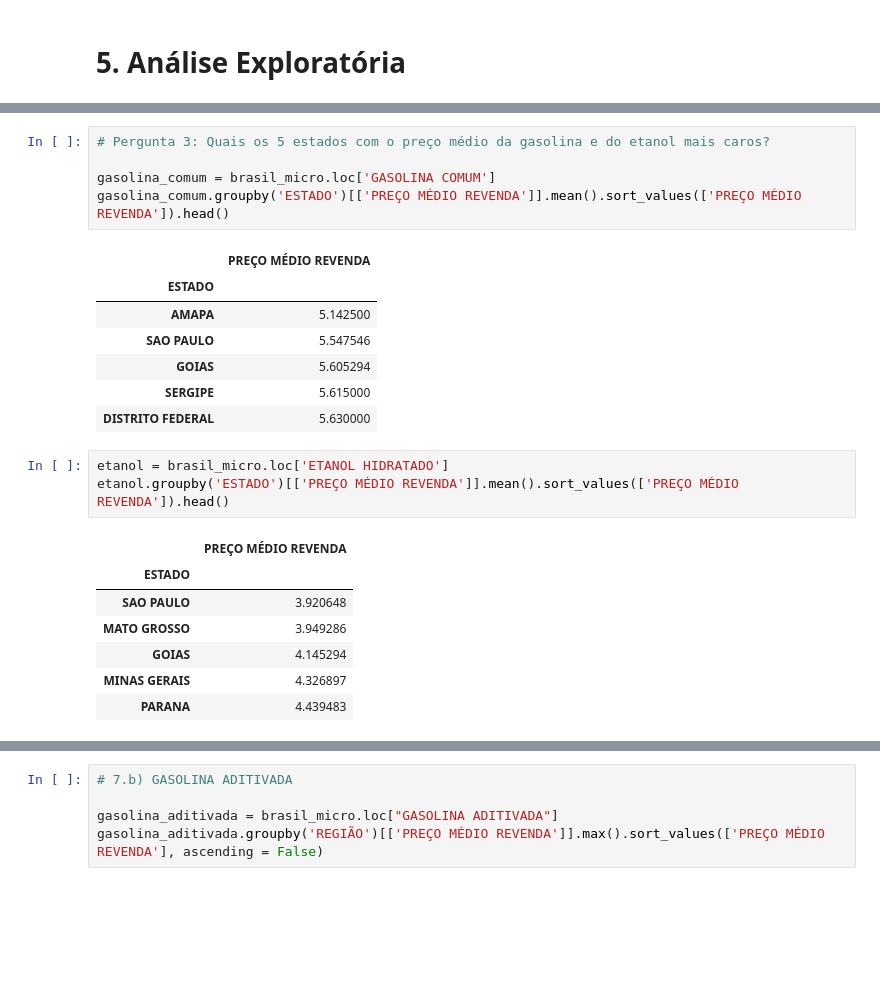
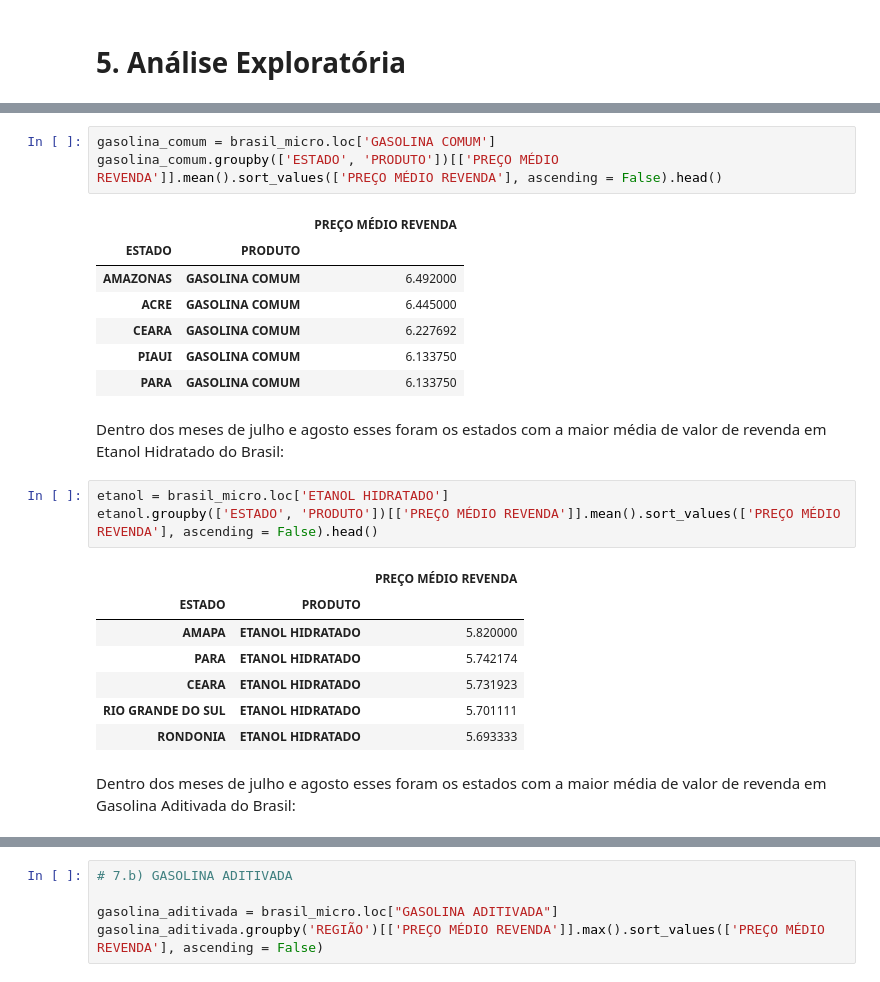
Before and after one commit to joaovictojuliao/Squad-2-M4, a Jupyter notebook: Resilia_M4_Projeto_Final_dados_ANP.ipynb, the cells around one changed output, grey strips where cells are left out. Saved outputs shown, nothing was run; the diff lists cells and outputs as text; blank space fills up the shorter version.

```diff
--- a/Resilia_M4_Projeto_Final_dados_ANP.ipynb
+++ b/Resilia_M4_Projeto_Final_dados_ANP.ipynb
@@ -229,24 +276,26 @@ brasil_macro.hist(bins=15, figsize=(15,15));
 # %%
-# Pergunta 3: Quais os 5 estados com o preço médio da gasolina e do etanol mais caros?
-
 gasolina_comum = brasil_micro.loc['GASOLINA COMUM']
-gasolina_comum.groupby('ESTADO')[['PREÇO MÉDIO REVENDA']].mean().sort_values(['PREÇO MÉDIO REVENDA']).head()
+gasolina_comum.groupby(['ESTADO', 'PRODUTO'])[['PREÇO MÉDIO REVENDA']].mean().sort_values(['PREÇO MÉDIO REVENDA'], ascending = False).head()
 # %% [output]
-|  | PREÇO MÉDIO REVENDA |
-| ESTADO |  |
-| AMAPA | 5.142500 |
-| SAO PAULO | 5.547546 |
-| GOIAS | 5.605294 |
-| SERGIPE | 5.615000 |
-| DISTRITO FEDERAL | 5.630000 |
+|  |  | PREÇO MÉDIO REVENDA |
+| ESTADO | PRODUTO |  |
+| AMAZONAS | GASOLINA COMUM | 6.492000 |
+| ACRE | GASOLINA COMUM | 6.445000 |
+| CEARA | GASOLINA COMUM | 6.227692 |
+| PIAUI | GASOLINA COMUM | 6.133750 |
+| PARA | GASOLINA COMUM | 6.133750 |
+# %% [markdown]
+Dentro dos meses de julho e agosto esses foram os estados com a maior média de valor de revenda em Etanol Hidratado do Brasil:
 # %%
 etanol = brasil_micro.loc['ETANOL HIDRATADO']
-etanol.groupby('ESTADO')[['PREÇO MÉDIO REVENDA']].mean().sort_values(['PREÇO MÉDIO REVENDA']).head()
+etanol.groupby(['ESTADO', 'PRODUTO'])[['PREÇO MÉDIO REVENDA']].mean().sort_values(['PREÇO MÉDIO REVENDA'], ascending = False).head()
 # %% [output]
-|  | PREÇO MÉDIO REVENDA |
-| ESTADO |  |
-| SAO PAULO | 3.920648 |
-| MATO GROSSO | 3.949286 |
-| GOIAS | 4.145294 |
-| MINAS GERAIS | 4.326897 |
-| PARANA | 4.439483 |
+|  |  | PREÇO MÉDIO REVENDA |
+| ESTADO | PRODUTO |  |
+| AMAPA | ETANOL HIDRATADO | 5.820000 |
+| PARA | ETANOL HIDRATADO | 5.742174 |
+| CEARA | ETANOL HIDRATADO | 5.731923 |
+| RIO GRANDE DO SUL | ETANOL HIDRATADO | 5.701111 |
+| RONDONIA | ETANOL HIDRATADO | 5.693333 |
+# %% [markdown]
+Dentro dos meses de julho e agosto esses foram os estados com a maior média de valor de revenda em Gasolina Aditivada do Brasil:
```
Also changed, not shown: parts of 51 cells of this notebook.
